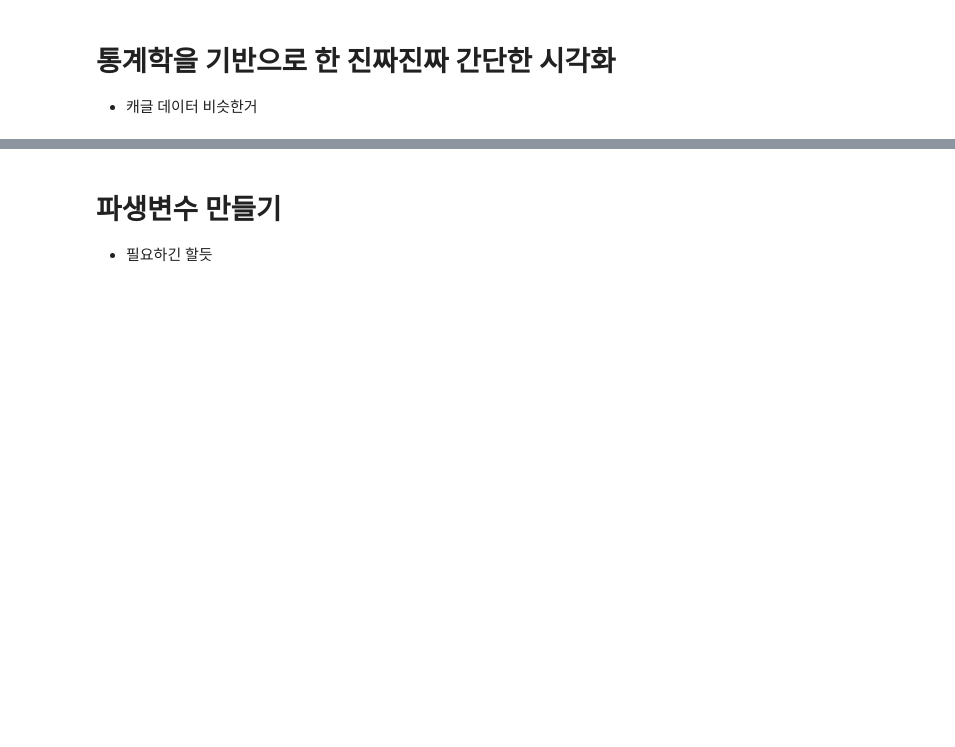
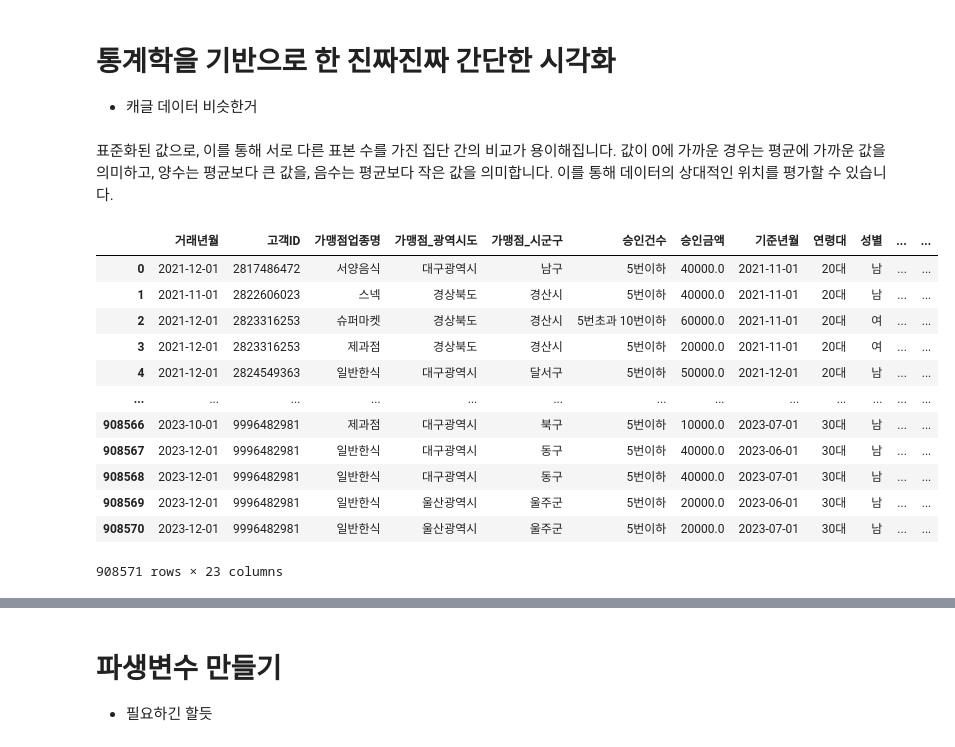
Before and after one commit to shs1018/iM_DiGital_Banker_academy, a Jupyter notebook: projects/iMBank_pj1/sampled_data_EDA.ipynb, the cells around one changed output, grey strips where cells are left out. Cells and saved outputs as stored; diff of their text form; code cells hidden in the pictures; blank space fills up the shorter version.

```diff
--- a/projects/iMBank_pj1/sampled_data_EDA.ipynb
+++ b/projects/iMBank_pj1/sampled_data_EDA.ipynb
@@ -432,3 +498,5 @@ set_butterfly_foodcount(count_data_2030_23, count_data_4050_23, 2023)
 # %% [markdown]
 # 통계학을 기반으로 한 진짜진짜 간단한 시각화
 - 캐글 데이터 비슷한거
+# %% [markdown]
+표준화된 값으로, 이를 통해 서로 다른 표본 수를 가진 집단 간의 비교가 용이해집니다. 값이 0에 가까운 경우는 평균에 가까운 값을 의미하고, 양수는 평균보다 큰 값을, 음수는 평균보다 작은 값을 의미합니다. 이를 통해 데이터의 상대적인 위치를 평가할 수 있습니다.
@@ -434,0 +519,16 @@ set_butterfly_foodcount(count_data_2030_23, count_data_4050_23, 2023)
+# %%
+dietary_consumption_2030
+# %% [output]
+|  | 거래년월 | 고객ID | 가맹점업종명 | 가맹점_광역시도 | 가맹점_시군구 | 승인건수 | 승인금액 | 기준년월 | 연령대 | 성별 | ... | ... |
+| 0 | 2021-12-01 | 2817486472 | 서양음식 | 대구광역시 | 남구 | 5번이하 | 40000.0 | 2021-11-01 | 20대 | 남 | ... | ... |
+| 1 | 2021-11-01 | 2822606023 | 스넥 | 경상북도 | 경산시 | 5번이하 | 40000.0 | 2021-11-01 | 20대 | 남 | ... | ... |
+| 2 | 2021-12-01 | 2823316253 | 슈퍼마켓 | 경상북도 | 경산시 | 5번초과 10번이하 | 60000.0 | 2021-11-01 | 20대 | 여 | ... | ... |
+| 3 | 2021-12-01 | 2823316253 | 제과점 | 경상북도 | 경산시 | 5번이하 | 20000.0 | 2021-11-01 | 20대 | 여 | ... | ... |
+| 4 | 2021-12-01 | 2824549363 | 일반한식 | 대구광역시 | 달서구 | 5번이하 | 50000.0 | 2021-12-01 | 20대 | 남 | ... | ... |
+| ... | ... | ... | ... | ... | ... | ... | ... | ... | ... | ... | ... | ... |
+| 908566 | 2023-10-01 | 9996482981 | 제과점 | 대구광역시 | 북구 | 5번이하 | 10000.0 | 2023-07-01 | 30대 | 남 | ... | ... |
+| 908567 | 2023-12-01 | 9996482981 | 일반한식 | 대구광역시 | 동구 | 5번이하 | 40000.0 | 2023-06-01 | 30대 | 남 | ... | ... |
+| 908568 | 2023-12-01 | 9996482981 | 일반한식 | 대구광역시 | 동구 | 5번이하 | 40000.0 | 2023-07-01 | 30대 | 남 | ... | ... |
+| 908569 | 2023-12-01 | 9996482981 | 일반한식 | 울산광역시 | 울주군 | 5번이하 | 20000.0 | 2023-06-01 | 30대 | 남 | ... | ... |
+| 908570 | 2023-12-01 | 9996482981 | 일반한식 | 울산광역시 | 울주군 | 5번이하 | 20000.0 | 2023-07-01 | 30대 | 남 | ... | ... |
+908571 rows × 23 columns
```
Also changed, not shown: parts of 32 cells of this notebook, 2 other files.
